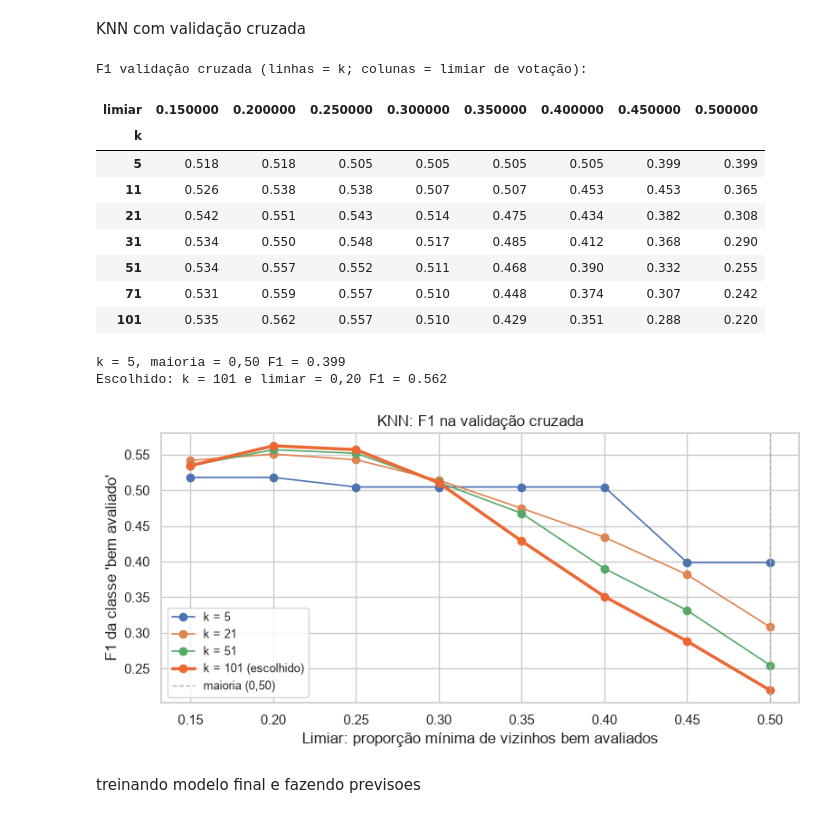
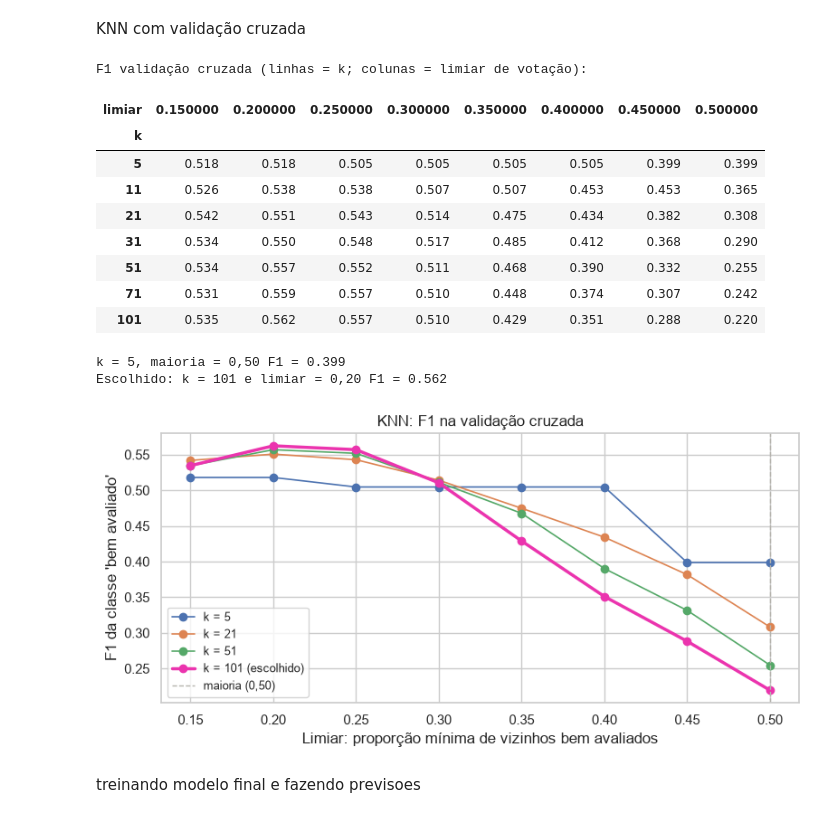
Before and after one commit to Mateuscruz19/HorrorMoviesData, a Jupyter notebook: RA3_2_visualizacoes.ipynb, the cells around one changed output. Saved outputs shown, nothing was run; the diff lists cells and outputs as text; code cells hidden in the pictures.

Commit message:
fix: switching colors to a girl boss one

```diff
--- a/RA3_2_visualizacoes.ipynb
+++ b/RA3_2_visualizacoes.ipynb
@@ -417,8 +417,8 @@ pd.set_option("display.max_columns", None)
 pd.set_option("display.float_format", lambda valor: f"{valor:,.2f}")
 plt.rcParams["figure.figsize"] = (8, 4)
 plt.rcParams["font.size"] = 11
-COR_PRINCIPAL = "#2a78d6"
-COR_DESTAQUE = "#eb6834"
+COR_PRINCIPAL = "#ff9aeb"
+COR_DESTAQUE = "#eb34ae"
 COR_NEUTRA = "#b5b3ad"
 
 SEMENTE = 42
@@ -579,36 +579,36 @@ melhor_k, melhor_limiar = resultados.stack().idxmax()
 melhor_k, melhor_limiar = int(melhor_k), float(melhor_limiar)
 
 print("F1 validação cruzada (linhas = k; colunas = limiar de votação):")
-display(resultados.style.format("{:.3f}").highlight_max(axis=None, color="#cfe3f7"))
+display(resultados.style.format("{:.3f}").highlight_max(axis=None, color="#ffcaf4"))
 print(f"k = 5, maioria = 0,50 F1 = {resultados.loc[5, 0.50]:.3f}")
 print(f"Escolhido: k = {melhor_k} e limiar = {melhor_limiar:.2f}".replace(".", ",") + f" F1 = {resultados.loc[melhor_k, melhor_limiar]:.3f}")
 
 figura, eixo = plt.subplots()
 for k in [5, 21, 51, melhor_k]:
     if k in resultados.index:
         destaque = k == melhor_k
         eixo.plot(limiares, resultados.loc[k], marker="o", linewidth=2.5 if destaque else 1.2,
                   color=COR_DESTAQUE if destaque else None, label=f"k = {k}" + (" (escolhido)" if destaque else ""))
 eixo.axvline(0.5, color=COR_NEUTRA, linestyle="--", linewidth=1, label="maioria (0,50)")
 eixo.set(title="KNN: F1 na validação cruzada",
          xlabel="Limiar: proporção mínima de vizinhos bem avaliados", ylabel="F1 da classe 'bem avaliado'")
 eixo.legend(fontsize=9)
 figura.tight_layout()
 plt.show()
 # %% [output]
 F1 validação cruzada (linhas = k; colunas = limiar de votação):
 | limiar | 0.150000 | 0.200000 | 0.250000 | 0.300000 | 0.350000 | 0.400000 | 0.450000 | 0.500000 |
 | k |  |  |  |  |  |  |  |  |
 | 5 | 0.518 | 0.518 | 0.505 | 0.505 | 0.505 | 0.505 | 0.399 | 0.399 |
 | 11 | 0.526 | 0.538 | 0.538 | 0.507 | 0.507 | 0.453 | 0.453 | 0.365 |
 | 21 | 0.542 | 0.551 | 0.543 | 0.514 | 0.475 | 0.434 | 0.382 | 0.308 |
 | 31 | 0.534 | 0.550 | 0.548 | 0.517 | 0.485 | 0.412 | 0.368 | 0.290 |
 | 51 | 0.534 | 0.557 | 0.552 | 0.511 | 0.468 | 0.390 | 0.332 | 0.255 |
 | 71 | 0.531 | 0.559 | 0.557 | 0.510 | 0.448 | 0.374 | 0.307 | 0.242 |
 | 101 | 0.535 | 0.562 | 0.557 | 0.510 | 0.429 | 0.351 | 0.288 | 0.220 |
 k = 5, maioria = 0,50 F1 = 0.399
 Escolhido: k = 101 e limiar = 0,20 F1 = 0.562
-[figure, old version]
+[figure, new version]
 # %% [markdown]
 treinando modelo final e fazendo previsoes
 # %%
```
Also changed, not shown: parts of 8 cells of this notebook.
